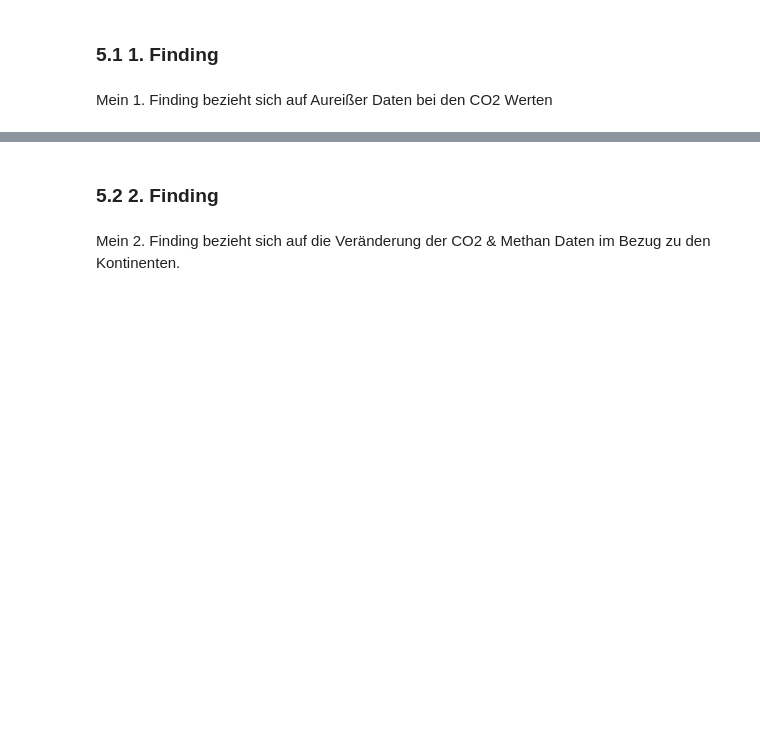
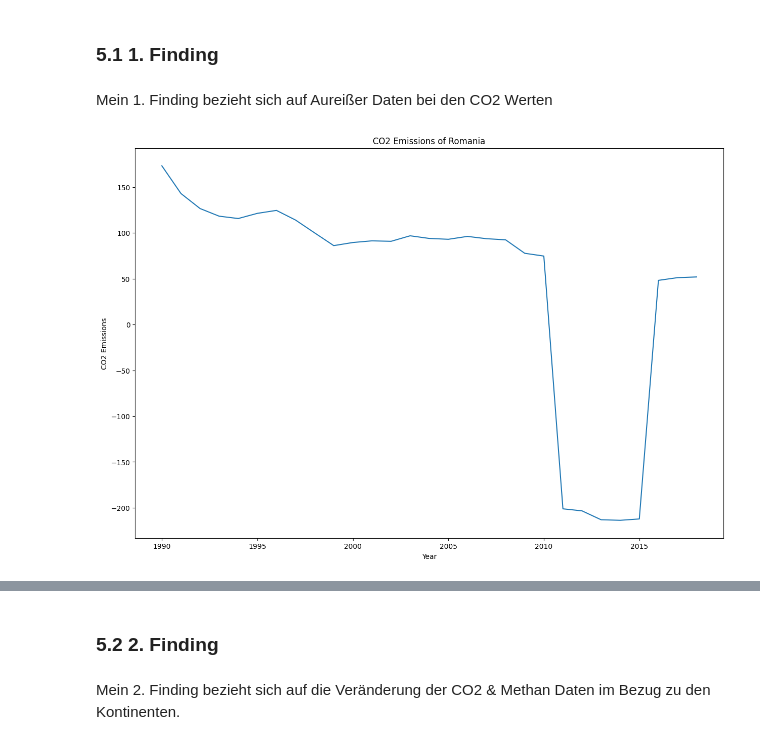
Before and after one commit to Koslowsky1337/Projekt_LF8_1, a Jupyter notebook: analyse.ipynb, the cells around one changed output, grey strips where cells are left out. Saved outputs shown, nothing was run; the diff lists cells and outputs as text; code cells hidden in the pictures; blank space fills up the shorter version.

```diff
--- a/analyse.ipynb
+++ b/analyse.ipynb
@@ -375,3 +346,18 @@ memory usage: 132.7+ KB
 ### 5.1 1. Finding
 # %% [markdown]
 Mein 1. Finding bezieht sich auf Aureißer Daten bei den CO2 Werten
+# %%
+# If Country = Romania, then make plot of the data
+co2_df_melted_Romania = co2_df_melted[co2_df_melted["Country"] == "Romania"]
+co2_df_melted_Romania = co2_df_melted_Romania.sort_values(by=['Year'])
+co2_df_melted_Romania = co2_df_melted_Romania.reset_index(drop=True)
+
+# Plot the data
+plt.figure(figsize=(15, 10))
+plt.title("CO2 Emissions of Romania")
+plt.xlabel("Year")
+plt.ylabel("CO2 Emissions")
+plt.plot(co2_df_melted_Romania["Year"], co2_df_melted_Romania["CO2 Emissions"])
+plt.show()
+# %% [output]
+[figure, added]
```
Also changed, not shown: parts of 7 cells of this notebook.
